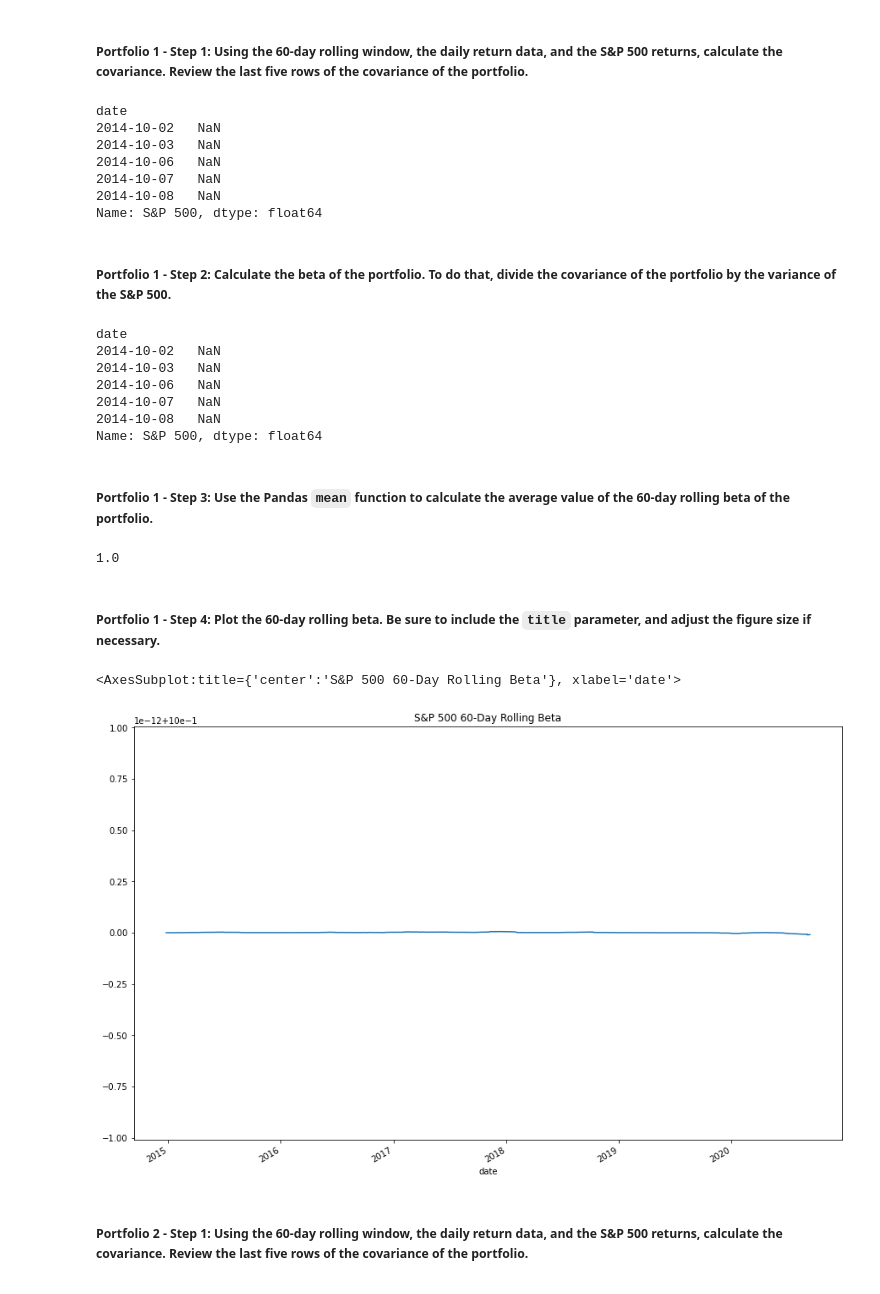
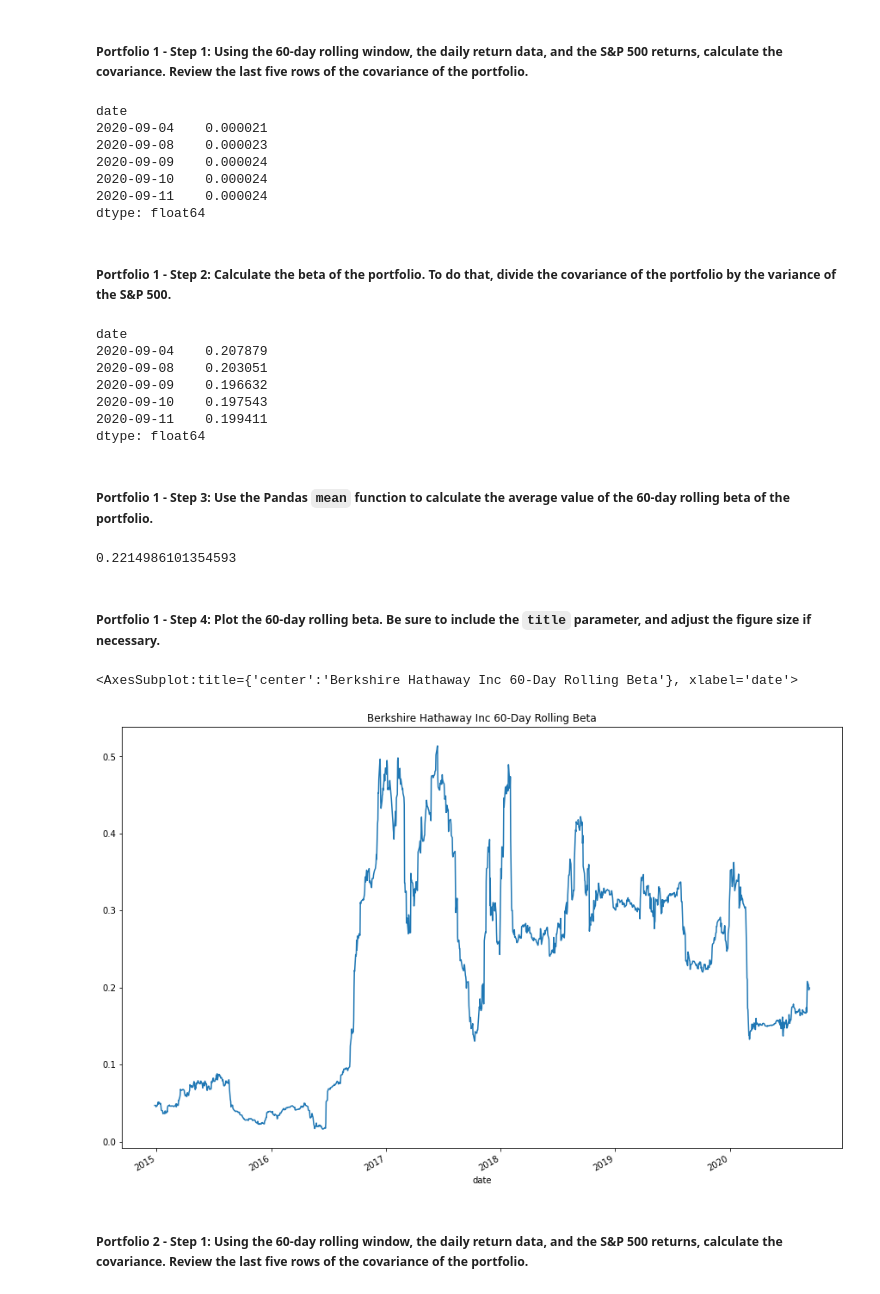
Before and after one commit to Oleener/Challenge_4, a Jupyter notebook: Challenge/Starter_Code/risk_return_analysis.ipynb, the cells around one changed output. Drawn from its saved outputs; the diff is of its cells as text; code cells hidden in the pictures.

```diff
--- a/Challenge/Starter_Code/risk_return_analysis.ipynb
+++ b/Challenge/Starter_Code/risk_return_analysis.ipynb
@@ -392,49 +392,49 @@ Name: S&P 500, dtype: float64
 ##### Portfolio 1 - Step 1: Using the 60-day rolling window, the daily return data, and the S&P 500 returns, calculate the covariance. Review the last five rows of the covariance of the portfolio.
 # %%
 # Calculate the covariance using a 60-day rolling window
-SPX_500_rolling_60_covariance = navs_daily_returns['S&P 500'].rolling(window=60).cov(navs_daily_returns['S&P 500'])
+berkshire_hathaway_rolling_60_covariance = navs_daily_returns['BERKSHIRE HATHAWAY INC'].rolling(window=60).cov(navs_daily_returns['S&P 500'])
 # Review the last five rows of the covariance data
-SPX_500_rolling_60_covariance.head()
+berkshire_hathaway_rolling_60_covariance.tail()
 # %% [output]
 date
-2014-10-02   NaN
-2014-10-03   NaN
-2014-10-06   NaN
-2014-10-07   NaN
-2014-10-08   NaN
-Name: S&P 500, dtype: float64
+2020-09-04    0.000021
+2020-09-08    0.000023
+2020-09-09    0.000024
+2020-09-10    0.000024
+2020-09-11    0.000024
+dtype: float64
 # %% [markdown]
 ##### Portfolio 1 - Step 2: Calculate the beta of the portfolio. To do that, divide the covariance of the portfolio by the variance of the S&P 500.
 # %%
 # Calculate the beta based on the 60-day rolling covariance compared to the market (S&P 500)
-SPX_500_rolling_60_beta = SPX_500_rolling_60_covariance / SPX_500_rolling_60_variance
+berkshire_hathaway_rolling_60_beta = berkshire_hathaway_rolling_60_covariance / SPX_500_rolling_60_variance
 # Review the last five rows of the beta information
-SPX_500_rolling_60_beta.head()
+berkshire_hathaway_rolling_60_beta.tail()
 # %% [output]
 date
-2014-10-02   NaN
-2014-10-03   NaN
-2014-10-06   NaN
-2014-10-07   NaN
-2014-10-08   NaN
-Name: S&P 500, dtype: float64
+2020-09-04    0.207879
+2020-09-08    0.203051
+2020-09-09    0.196632
+2020-09-10    0.197543
+2020-09-11    0.199411
+dtype: float64
 # %% [markdown]
 ##### Portfolio 1 - Step 3: Use the Pandas `mean` function to calculate the average value of the 60-day rolling beta of the portfolio.
 # %%
 # Calculate the average of the 60-day rolling beta
-SPX_500_average_rolling_beta = SPX_500_rolling_60_beta.mean()
-SPX_500_average_rolling_beta
+berkshire_hathaway_beta_average = berkshire_hathaway_rolling_60_beta.mean()
+berkshire_hathaway_beta_average
 # %% [output]
-1.0
+0.2214986101354593
 # %% [markdown]
 ##### Portfolio 1 - Step 4: Plot the 60-day rolling beta. Be sure to include the `title` parameter, and adjust the figure size if necessary.
 # %%
 # Plot the rolling beta
 # Include a title parameter and adjust the figure size
-SPX_500_rolling_60_beta.plot(title="S&P 500 60-Day Rolling Beta", figsize=(15,10))
+berkshire_hathaway_rolling_60_beta.plot(title="Berkshire Hathaway Inc 60-Day Rolling Beta", figsize=(15,10))
 # %% [output]
-<AxesSubplot:title={'center':'S&P 500 60-Day Rolling Beta'}, xlabel='date'>
+<AxesSubplot:title={'center':'Berkshire Hathaway Inc 60-Day Rolling Beta'}, xlabel='date'>
-[figure, old version]
+[figure, new version]
 # %% [markdown]
 ##### Portfolio 2 - Step 1: Using the 60-day rolling window, the daily return data, and the S&P 500 returns, calculate the covariance. Review the last five rows of the covariance of the portfolio.
 # %%
```
Also changed, not shown: parts of 14 cells of this notebook.
